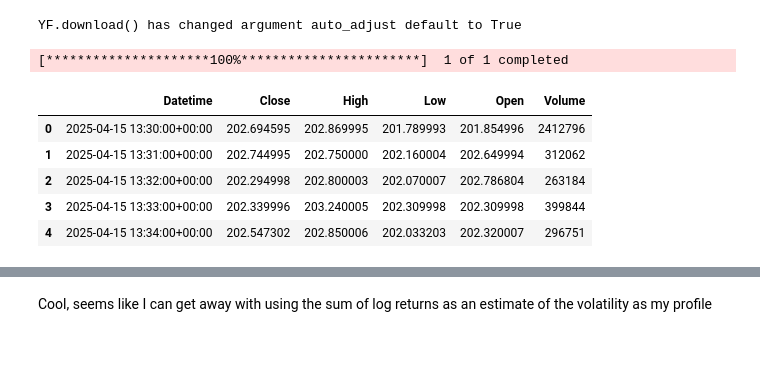
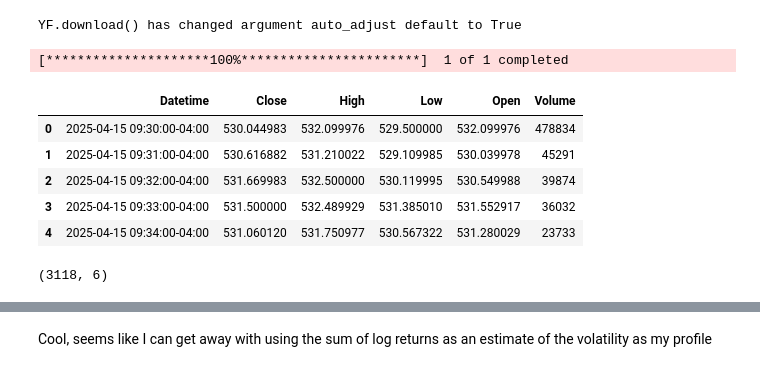
Before and after one commit to OriSavir/MonteMarkets, a Jupyter notebook: notebooks/eda.ipynb, the cells around one changed output, grey strips where cells are left out. Drawn from its saved outputs; the diff is of its cells as text; code cells hidden in the pictures.

```diff
--- a/notebooks/eda.ipynb
+++ b/notebooks/eda.ipynb
@@ -8,20 +8,25 @@ import yfinance as yf
 import datetime
 from arch import arch_model
 # %%
-ticker = 'AAPL'
+ticker = 'META'
 data = yf.download(ticker, period='8d', interval='1m')
 data = data.reset_index()
+data['Datetime'] = data['Datetime'].dt.tz_convert('America/New_York')
 data.columns = [col[0] if isinstance(col, tuple) else col for col in data.columns]
 data.head()
 # %% [output]
 YF.download() has changed argument auto_adjust default to True
 [*********************100%***********************]  1 of 1 completed
 |  | Datetime | Close | High | Low | Open | Volume |
-| 0 | 2025-04-15 13:30:00+00:00 | 202.694595 | 202.869995 | 201.789993 | 201.854996 | 2412796 |
-| 1 | 2025-04-15 13:31:00+00:00 | 202.744995 | 202.750000 | 202.160004 | 202.649994 | 312062 |
-| 2 | 2025-04-15 13:32:00+00:00 | 202.294998 | 202.800003 | 202.070007 | 202.786804 | 263184 |
-| 3 | 2025-04-15 13:33:00+00:00 | 202.339996 | 203.240005 | 202.309998 | 202.309998 | 399844 |
-| 4 | 2025-04-15 13:34:00+00:00 | 202.547302 | 202.850006 | 202.033203 | 202.320007 | 296751 |
+| 0 | 2025-04-15 09:30:00-04:00 | 530.044983 | 532.099976 | 529.500000 | 532.099976 | 478834 |
+| 1 | 2025-04-15 09:31:00-04:00 | 530.616882 | 531.210022 | 529.109985 | 530.039978 | 45291 |
+| 2 | 2025-04-15 09:32:00-04:00 | 531.669983 | 532.500000 | 530.119995 | 530.549988 | 39874 |
+| 3 | 2025-04-15 09:33:00-04:00 | 531.500000 | 532.489929 | 531.385010 | 531.552917 | 36032 |
+| 4 | 2025-04-15 09:34:00-04:00 | 531.060120 | 531.750977 | 530.567322 | 531.280029 | 23733 |
+# %%
+print(data.shape)
+# %% [output]
+(3118, 6)
 # %%
 data['Return'] = data['Close'].pct_change()
 data['Log_Return'] = np.log(data['Close'] / data['Close'].shift(1))
```
Also changed, not shown: parts of 19 cells of this notebook, 2 other files.
